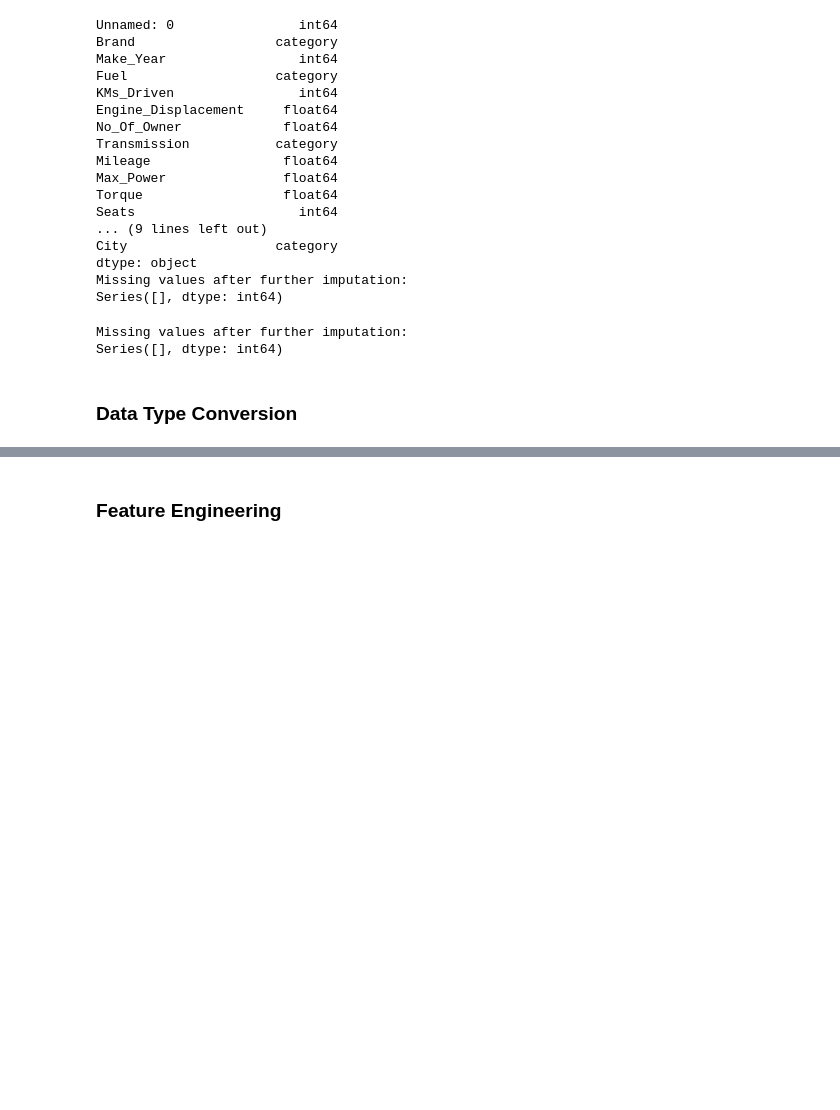
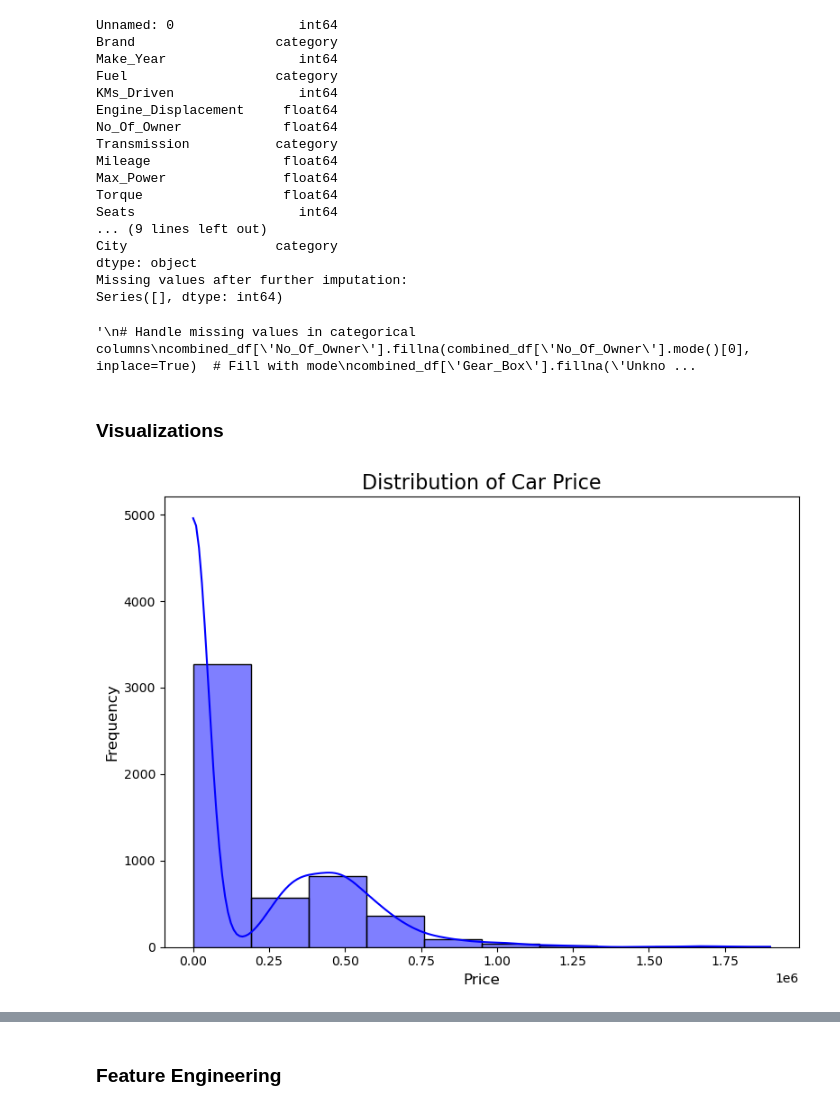
Before and after one commit to FaithMUTIS/Group-2-phase-5-project, a Jupyter notebook: Angela.ipynb, the cells around one changed output, grey strips where cells are left out. Saved outputs shown, nothing was run; the diff lists cells and outputs as text; code cells hidden in the pictures; blank space fills up the shorter version.

Commit message:
added data preparation

```diff
--- a/Angela.ipynb
+++ b/Angela.ipynb
@@ -369,6 +365,7 @@ dtype: object
 Missing values after further imputation:
 Series([], dtype: int64)
 # %%
+'''
 # Handle missing values in categorical columns
 combined_df['No_Of_Owner'].fillna(combined_df['No_Of_Owner'].mode()[0], inplace=True)  # Fill with mode
 combined_df['Gear_Box'].fillna('Unknown', inplace=True)  # Fill with 'Unknown'
@@ -389,8 +386,6 @@ combined_df['Acceleration'].fillna(combined_df['Acceleration'].median(), inplace
 missing_values_after = combined_df.isnull().sum()
 print("Missing values after further imputation:")
 print(missing_values_after[missing_values_after > 0])  # Display only columns with missing values
+'''
 # %% [output]
-Missing values after further imputation:
-Series([], dtype: int64)
+'\n# Handle missing values in categorical columns\ncombined_df[\'No_Of_Owner\'].fillna(combined_df[\'No_Of_Owner\'].mode()[0], inplace=True)  # Fill with mode\ncombined_df[\'Gear_Box\'].fillna(\'Unkno ...
-# %% [markdown]
-### Data Type Conversion
@@ -405,0 +392,14 @@ Series([], dtype: int64)
+# %% [markdown]
+### Visualizations
+# %%
+# Distribution of Car Price
+
+plt.figure(figsize=(8, 6))
+sns.histplot(combined_df['Price'], kde=True, color='blue', bins=10)
+plt.title('Distribution of Car Price', fontsize=16)
+plt.xlabel('Price', fontsize=12)
+plt.ylabel('Frequency', fontsize=12)
+plt.tight_layout()
+plt.show()
+# %% [output]
+[figure, added]
```
Also changed, not shown: parts of 48 cells of this notebook.
